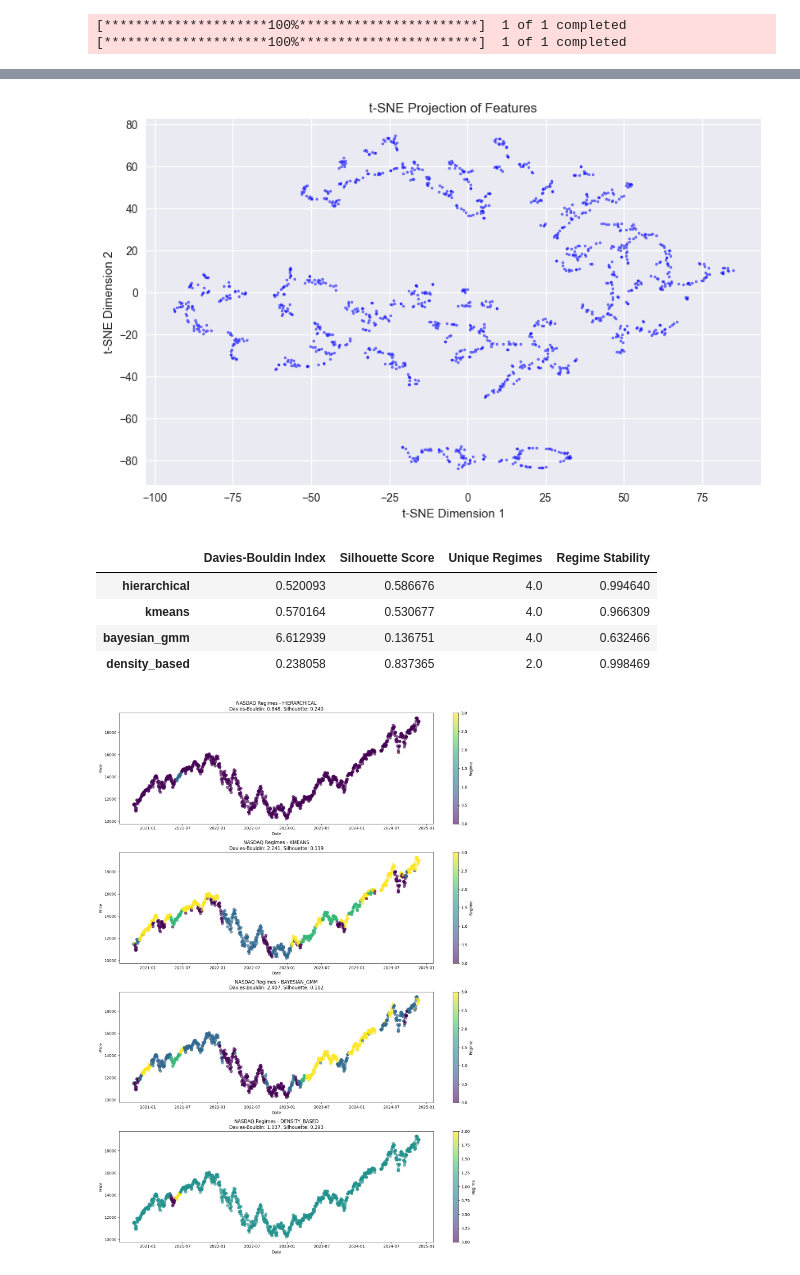
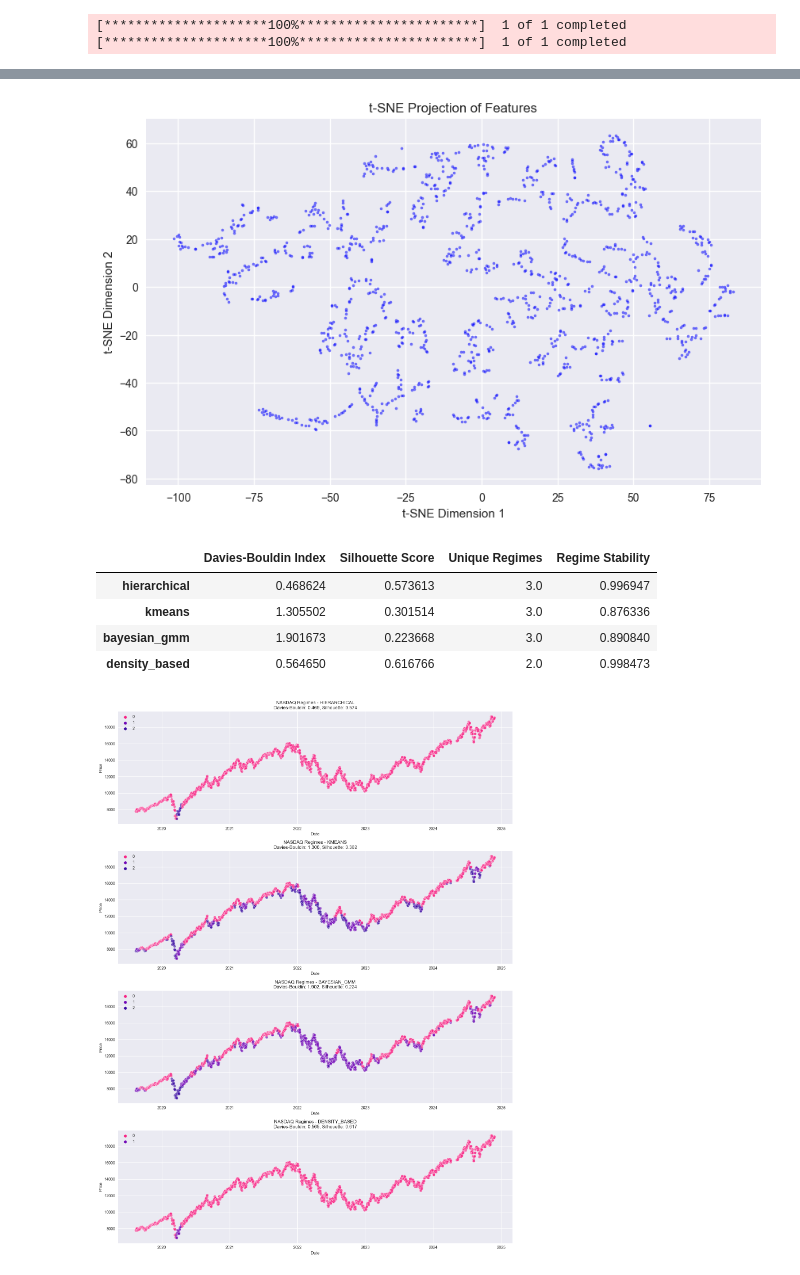
Before and after one commit to James-Crowley-TO/Market-Regime-Detection-System, a Jupyter notebook: notebooks/3_machine_learning_clustering.ipynb, the cells around one changed output, grey strips where cells are left out. Drawn from its saved outputs; the diff is of its cells as text; code cells hidden in the pictures.

Commit message:
Compared KMeans to BGMM

```diff
--- a/notebooks/3_machine_learning_clustering.ipynb
+++ b/notebooks/3_machine_learning_clustering.ipynb
@@ -29,7 +29,7 @@ sns.set_palette("husl")
 # %%
 end_date = datetime.now()
 start_date = end_date - timedelta(days=2000)
-n_regimes = 4
+n_regimes = 3
 data = None
 features = None
 scaled_features = None
@@ -71,16 +71,11 @@ data = df.dropna()
 features = pd.DataFrame()
 
 # Market state features
-#features['trend'] = data['sma_ratio']
-#features['momentum'] = data['rsi']
+features['trend'] = data['sma_ratio']
+features['momentum'] = data['rsi']
 features['volatility'] = data['realized_vol']
-#features['sentiment'] = data['vix_ratio']
-#features['volume_activity'] = data['volume_ratio']
-
-# Add lagged features for temporal context
-for col in features.columns:
-    features[f'{col}_lag1'] = features[col].shift(1)
-    features[f'{col}_lag5'] = features[col].shift(5)
+features['sentiment'] = data['vix_ratio']
+features['volume_activity'] = data['volume_ratio']
 
 features = features.dropna()
 
@@ -131,7 +126,7 @@ plt.ylabel('t-SNE Dimension 2')
 plt.grid(True)
 plt.show()
 # %% [output]
-[figure, old version]
+[figure, new version]
 # %%
 """
 Apply Hierarchical Clustering (Average Linkage)
@@ -257,35 +252,48 @@ for method, results in regime_results.items():
 comparison
 # %% [output]
 |  | Davies-Bouldin Index | Silhouette Score | Unique Regimes | Regime Stability |
-| hierarchical | 0.520093 | 0.586676 | 4.0 | 0.994640 |
-| kmeans | 0.570164 | 0.530677 | 4.0 | 0.966309 |
-| bayesian_gmm | 6.612939 | 0.136751 | 4.0 | 0.632466 |
-| density_based | 0.238058 | 0.837365 | 2.0 | 0.998469 |
+| hierarchical | 0.468624 | 0.573613 | 3.0 | 0.996947 |
+| kmeans | 1.305502 | 0.301514 | 3.0 | 0.876336 |
+| bayesian_gmm | 1.901673 | 0.223668 | 3.0 | 0.890840 |
+| density_based | 0.564650 | 0.616766 | 2.0 | 0.998473 |
 # %%
 """Visualize regimes from different methods"""
 n_methods = len(regime_results)
-fig, axes = plt.subplots(n_methods, 1, figsize=(15, 5*n_methods))
 
+# Create subplots
+fig, axes = plt.subplots(n_methods, 1, figsize=(15, 5 * n_methods))
+
+# Handle the case where there's only one subplot
 if n_methods == 1:
     axes = [axes]
 
+# Define a palette and ensure consistent mapping
+regime_palette = ["#F72585", "#7209B7", "#3A0CA3", "#4361EE", "#4CC9F0"]
+
 for i, (method, results) in enumerate(regime_results.items()):
     ax = axes[i]
-    scatter = ax.scatter(
-        data.index[-len(results['regimes']):],
-        data['close'][-len(results['regimes']):],
-        c=results['regimes'],
-        cmap='viridis',
-        alpha=0.6,
-        s=50
+
+    # Create scatter plot
+    scatter = sns.scatterplot(
+        x=data.index[-len(results['regimes']):],  # Adjust index
+        y=data['close'][-len(results['regimes']):],
+        hue=results['regimes'],  # Color by regimes
+        palette=regime_palette,  # Custom palette
+        alpha=0.6,  # Transparency
+        s=50,  # Point size
+        ax=ax  # Matplotlib axis
     )
+
+    # Add title and labels
     ax.set_title(f'NASDAQ Regimes - {method.upper()}\n'
                 f'Davies-Bouldin: {results["davies_bouldin"]:.3f}, '
                 f'Silhouette: {results["silhouette"]:.3f}')
     ax.set_xlabel('Date')
     ax.set_ylabel('Price')
-    plt.colorbar(scatter, ax=ax, label='Regime')
 
+
+# Adjust layout
 plt.tight_layout()
+plt.show()
 # %% [output]
-[figure, old version]
+[figure, new version]
```
Also changed, not shown: parts of 2 cells of this notebook, 4 other files.
